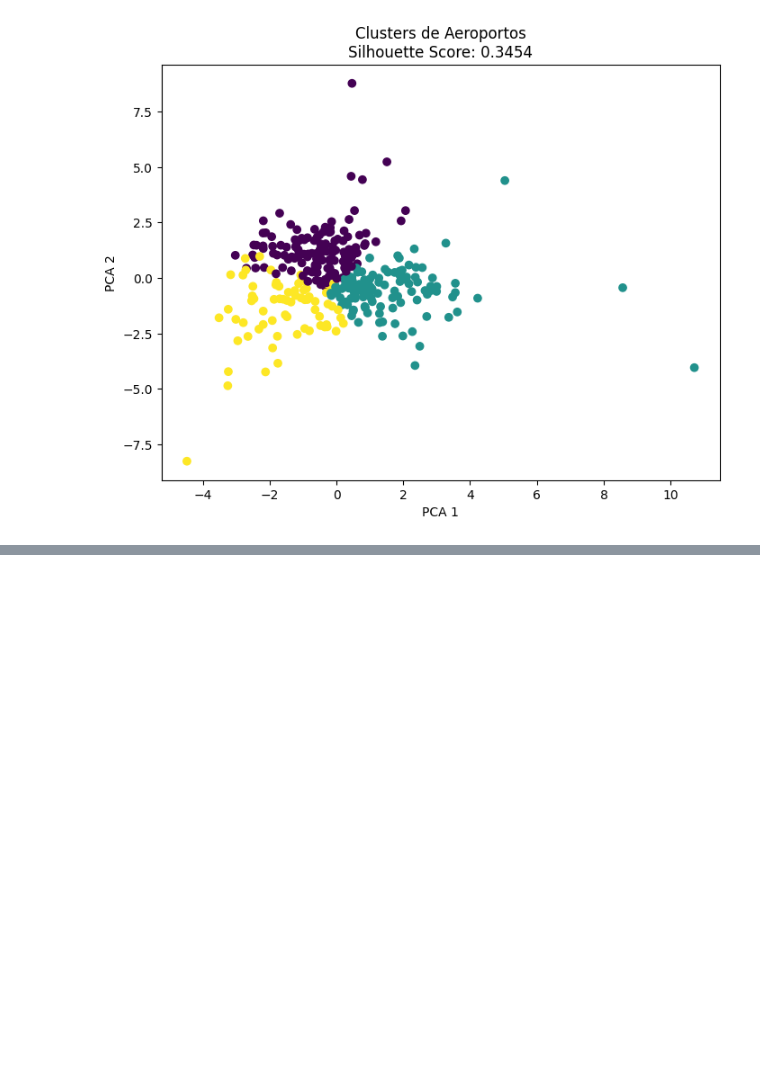
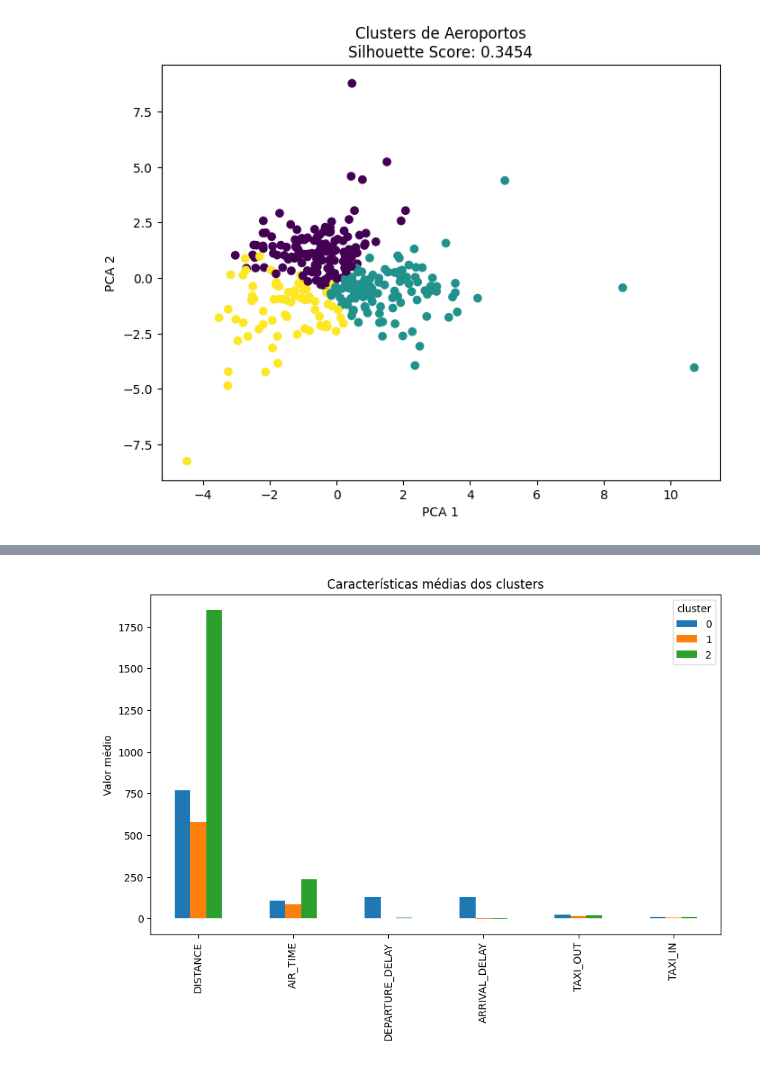
Before and after one commit to vinisouz4/FIAP_projeto_Fase_3, a Jupyter notebook: src/notebooks/treinamento_nao_supervisionado.ipynb, the cells around one changed output, grey strips where cells are left out. Saved outputs shown, nothing was run; the diff lists cells and outputs as text; code cells hidden in the pictures; blank space fills up the shorter version.

```diff
--- a/src/notebooks/treinamento_nao_supervisionado.ipynb
+++ b/src/notebooks/treinamento_nao_supervisionado.ipynb
@@ -210,0 +302,4 @@ plt.show()
+# %%
+cluster_summary = data.groupby("cluster").mean()
+
+print(cluster_summary)
@@ -210,0 +318,7 @@ plt.show()
+# %%
+cluster_summary.T.plot(kind="bar", figsize=(10,6))
+plt.title("Características médias dos clusters")
+plt.ylabel("Valor médio")
+plt.show()
+# %% [output]
+[figure, added]
```
Also changed, not shown: parts of 11 cells of this notebook.
